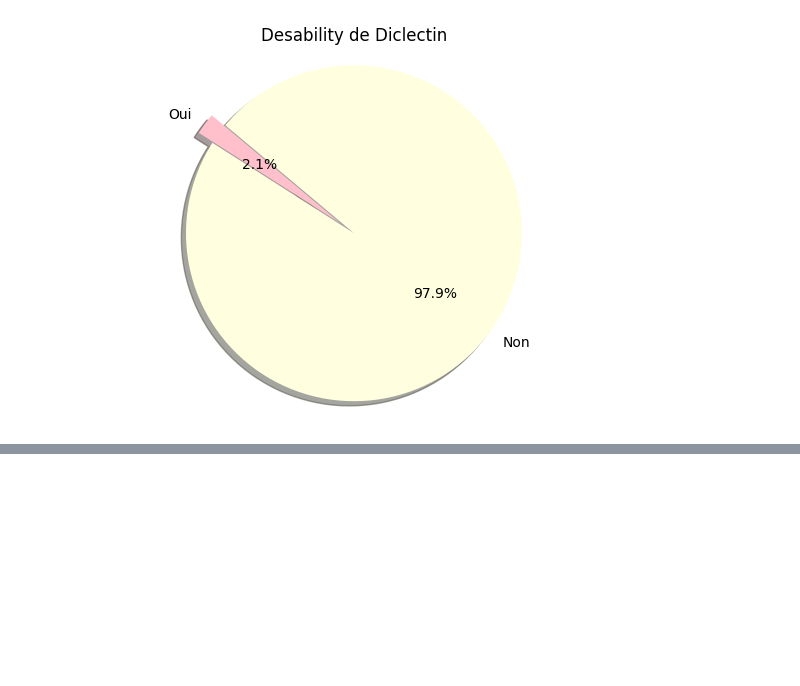
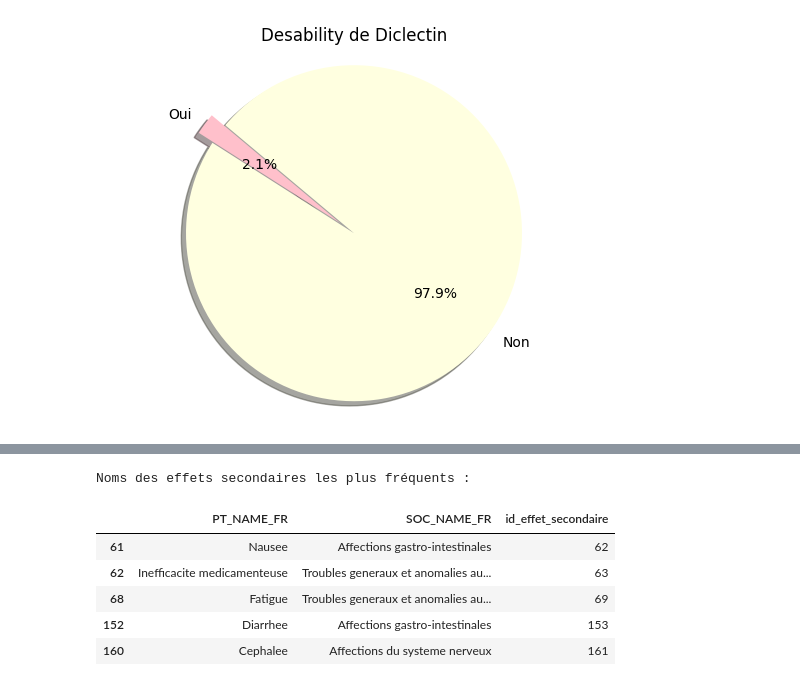
Before and after one commit to ZulieD/Med-Phar, a Jupyter notebook: Site/Result/analyse.ipynb, the cells around one changed output, grey strips where cells are left out. Cells and saved outputs as stored; diff of their text form; code cells hidden in the pictures; blank space fills up the shorter version.

```diff
--- a/Site/Result/analyse.ipynb
+++ b/Site/Result/analyse.ipynb
@@ -94,0 +138,5 @@ plt.show()
+# %%
+top_3_effet_secondaire = df_filtered['id_effet_secondaire'].value_counts().head(5)
+
+print("\nTop 5 valeurs dans la colonne 'id_effet_secondaire':")
+print(top_3_effet_secondaire)
@@ -94,0 +170,14 @@ plt.show()
+# %%
+top_3_effet_ids = top_3_effet_secondaire.index.tolist()
+top_3_effet_noms = df_effet_secondaire[df_effet_secondaire['id_effet_secondaire'].isin(top_3_effet_ids)]
+
+print("\nNoms des effets secondaires les plus fréquents :")
+top_3_effet_noms
+# %% [output]
+Noms des effets secondaires les plus fréquents :
+|  | PT_NAME_FR | SOC_NAME_FR | id_effet_secondaire |
+| 61 | Nausee | Affections gastro-intestinales | 62 |
+| 62 | Inefficacite medicamenteuse | Troubles generaux et anomalies au... | 63 |
+| 68 | Fatigue | Troubles generaux et anomalies au... | 69 |
+| 152 | Diarrhee | Affections gastro-intestinales | 153 |
+| 160 | Cephalee | Affections du systeme nerveux | 161 |
```
Also changed, not shown: parts of 4 cells of this notebook, 12 other files.
